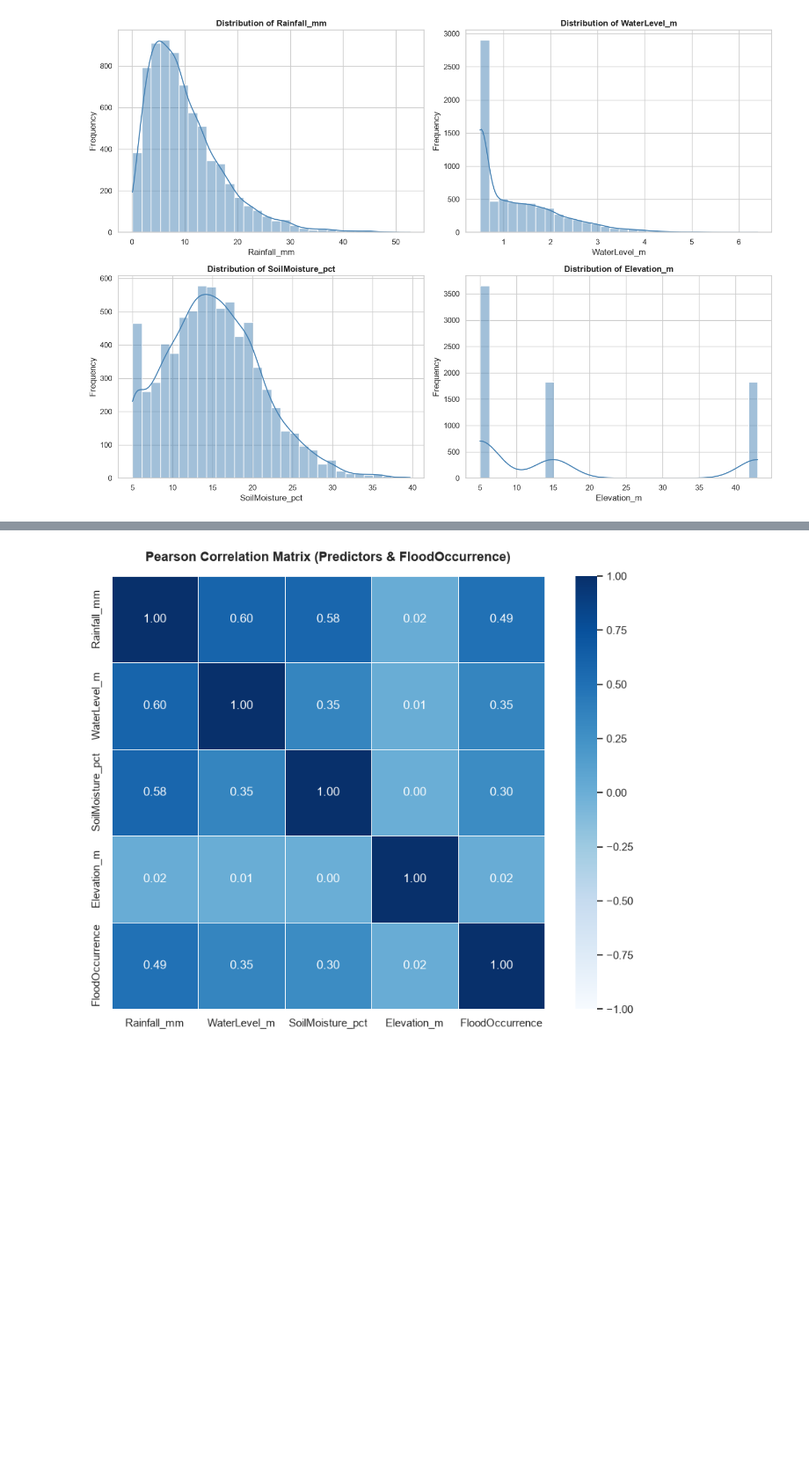
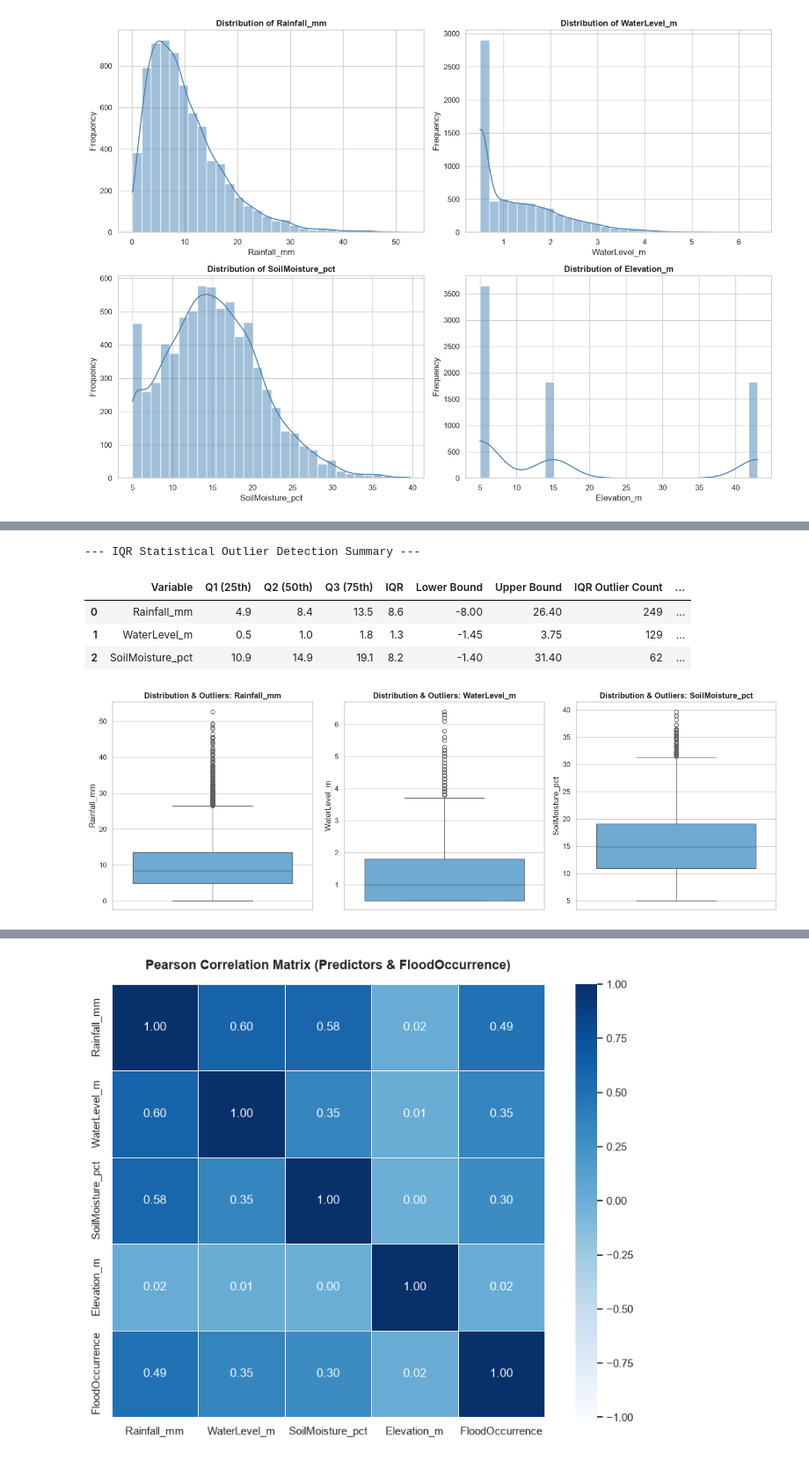
Before and after one commit to redkyladenise/flood-risk-system, a Jupyter notebook: notebooks/01_eda.ipynb, the cells around one changed output, grey strips where cells are left out. Shown at 88% size. Cells and saved outputs as stored; diff of their text form; code cells hidden in the pictures; blank space fills up the shorter version.

Commit message:
feat(eda, models): performed checklist 3 - add outlier protocol, normality diagnostics, and feature scaling (standardization)

```diff
--- a/notebooks/01_eda.ipynb
+++ b/notebooks/01_eda.ipynb
@@ -197,0 +161,62 @@ Passing `palette` without assigning `hue` is deprecated and will be removed in v
+# %%
+# outlier detection (IQR method)
+# Rainfall_mm, WaterLevel_m, SoilMoisture_pct
+
+# NOTE: to include Flood depth soon
+
+continuous_cols = ["Rainfall_mm", "WaterLevel_m", "SoilMoisture_pct"]
+
+outlier_summary = []
+
+for col in continuous_cols:
+    q1 = df[col].quantile(0.25)
+    q2 = df[col].quantile(0.5)
+    q3 = df[col].quantile(0.75)
+    iqr = q3 - q1
+    lower_bound = q1 - 1.5 * iqr
+    upper_bound = q3 + 1.5 * iqr
+
+    # outliers (not removed unless physical errors)
+    outliers = df[(df[col] < lower_bound) | (df[col] > upper_bound)]
+
+    # physically impossible sensor errors
+    if col == "SoilMoisture_pct":
+        physical_errors = df[(df[col] < 0) | (df[col] > 100)]
+    else:
+        physical_errors = df[df[col] < 0] # negative rainfall, waterlevel
+
+    outlier_summary.append(
+        {
+            "Variable": col,
+            "Q1 (25th)": round(q1, 2),
+            "Q2 (50th)": round(q2, 2),
+            "Q3 (75th)": round(q3, 2),
+            "IQR": round(iqr, 2),
+            "Lower Bound": round(lower_bound, 2),
+            "Upper Bound": round(upper_bound, 2),
+            "IQR Outlier Count": len(outliers),
+            "IQR Outlier Percent": f"{(len(outliers) / len(df)) * 100:.2f}%",
+            "Physical Sensor Errors": len(physical_errors),
+        }
+    )
+
+iqr_df = pd.DataFrame(outlier_summary)
+print("--- IQR Statistical Outlier Detection Summary ---")
+display(iqr_df)
+
+# boxplots
+fig, axes = plt.subplots(1, 3, figsize=(15, 5))
+for i, col in enumerate(continuous_cols):
+    sns.boxplot(y=df[col], ax=axes[i], color="#5dade2")
+    axes[i].set_title(f"Distribution & Outliers: {col}", fontweight="bold")
+    axes[i].set_ylabel(col)
+
+plt.tight_layout()
+plt.show()
+# %% [output]
+--- IQR Statistical Outlier Detection Summary ---
+|  | Variable | Q1 (25th) | Q2 (50th) | Q3 (75th) | IQR | Lower Bound | Upper Bound | IQR Outlier Count | ... |
+| 0 | Rainfall_mm | 4.9 | 8.4 | 13.5 | 8.6 | -8.00 | 26.40 | 249 | ... |
+| 1 | WaterLevel_m | 0.5 | 1.0 | 1.8 | 1.3 | -1.45 | 3.75 | 129 | ... |
+| 2 | SoilMoisture_pct | 10.9 | 14.9 | 19.1 | 8.2 | -1.40 | 31.40 | 62 | ... |
+[figure, added]
```
Also changed, not shown: parts of 9 cells of this notebook, 1 other file.
